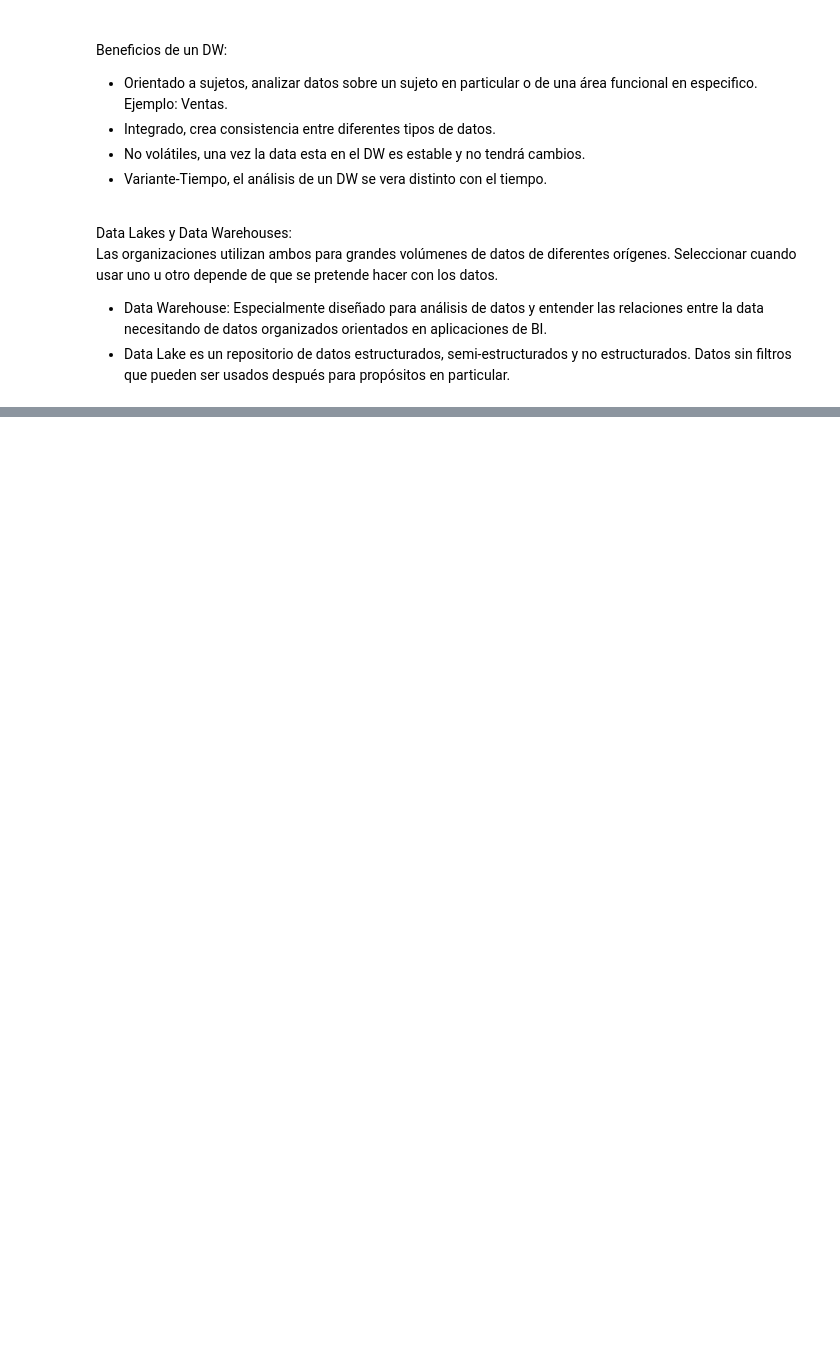
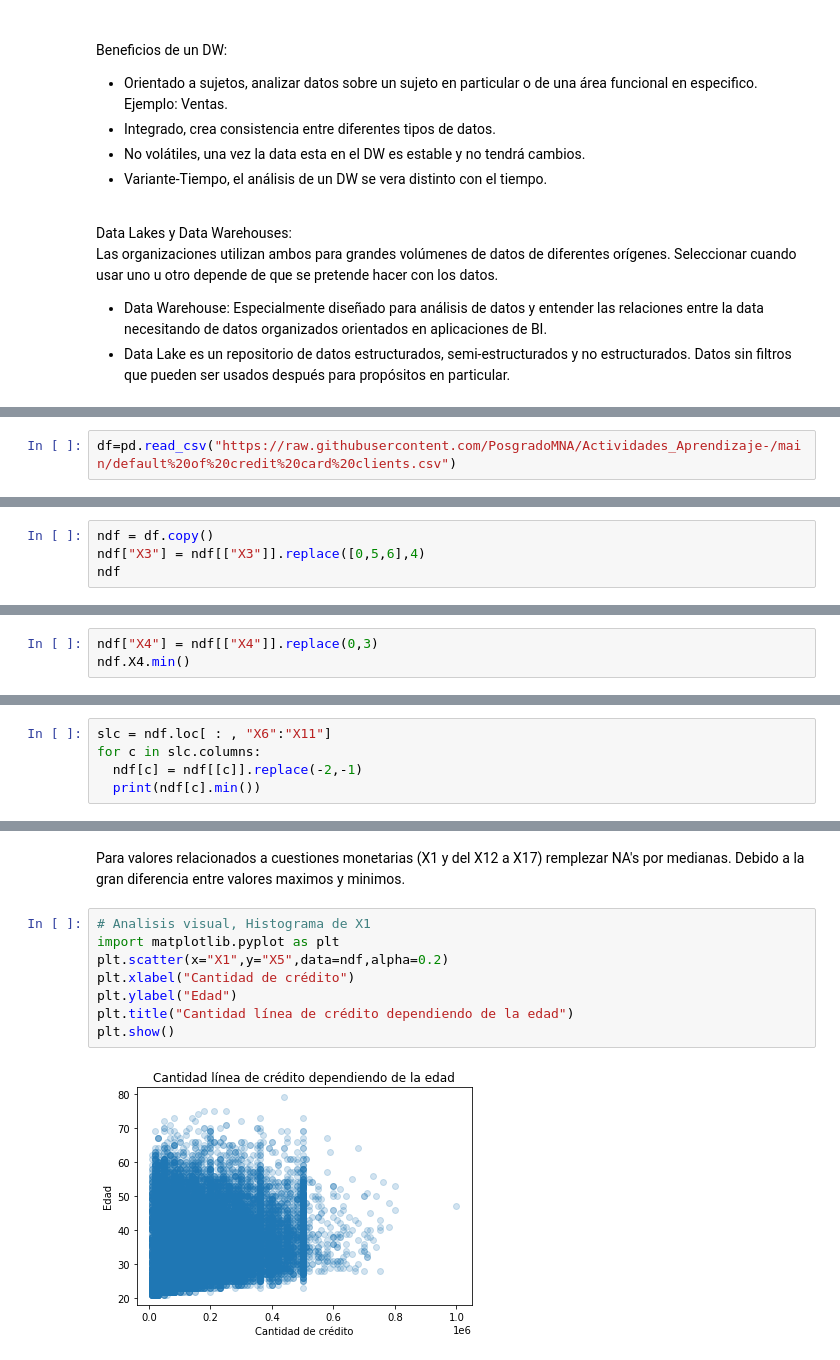
Before and after one commit to PosgradoMNA/actividades-del-projecto-equipo-48, a Jupyter notebook: Semana_3_Actividad_1.ipynb, the cells around one changed output, grey strips where cells are left out. Drawn from its saved outputs; the diff is of its cells as text; blank space fills up the shorter version.

```diff
--- a/Semana_3_Actividad_1.ipynb
+++ b/Semana_3_Actividad_1.ipynb
@@ -47,0 +55,2 @@ Las organizaciones utilizan ambos para grandes volúmenes de datos de diferentes
+# %%
+df=pd.read_csv("https://raw.githubusercontent.com/PosgradoMNA/Actividades_Aprendizaje-/main/default%20of%20credit%20card%20clients.csv")
@@ -47,0 +338,4 @@ Las organizaciones utilizan ambos para grandes volúmenes de datos de diferentes
+# %%
+ndf = df.copy()
+ndf["X3"] = ndf[["X3"]].replace([0,5,6],4)
+ndf
@@ -47,0 +362,3 @@ Las organizaciones utilizan ambos para grandes volúmenes de datos de diferentes
+# %%
+ndf["X4"] = ndf[["X4"]].replace(0,3)
+ndf.X4.min()
@@ -47,0 +369,5 @@ Las organizaciones utilizan ambos para grandes volúmenes de datos de diferentes
+# %%
+slc = ndf.loc[ : , "X6":"X11"]
+for c in slc.columns:
+  ndf[c] = ndf[[c]].replace(-2,-1)
+  print(ndf[c].min())
@@ -47,0 +413,12 @@ Las organizaciones utilizan ambos para grandes volúmenes de datos de diferentes
+# %% [markdown]
+Para valores relacionados a cuestiones monetarias (X1 y del X12 a X17) remplezar NA's por medianas. Debido a la gran diferencia entre valores maximos y minimos.
+# %%
+# Analisis visual, Histograma de X1
+import matplotlib.pyplot as plt
+plt.scatter(x="X1",y="X5",data=ndf,alpha=0.2)
+plt.xlabel("Cantidad de crédito")
+plt.ylabel("Edad")
+plt.title("Cantidad línea de crédito dependiendo de la edad")
+plt.show()
+# %% [output]
+[figure, added]
```
Also changed, not shown: parts of 49 cells of this notebook.
